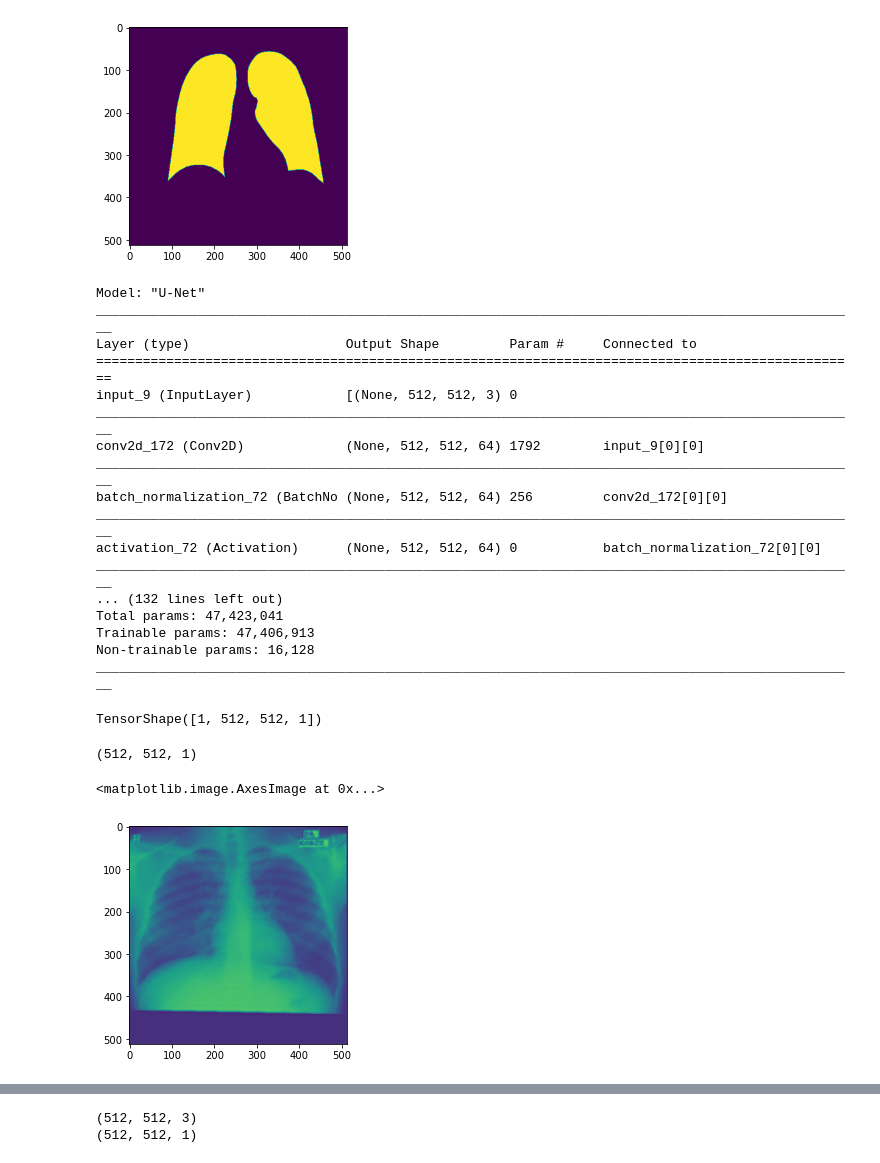
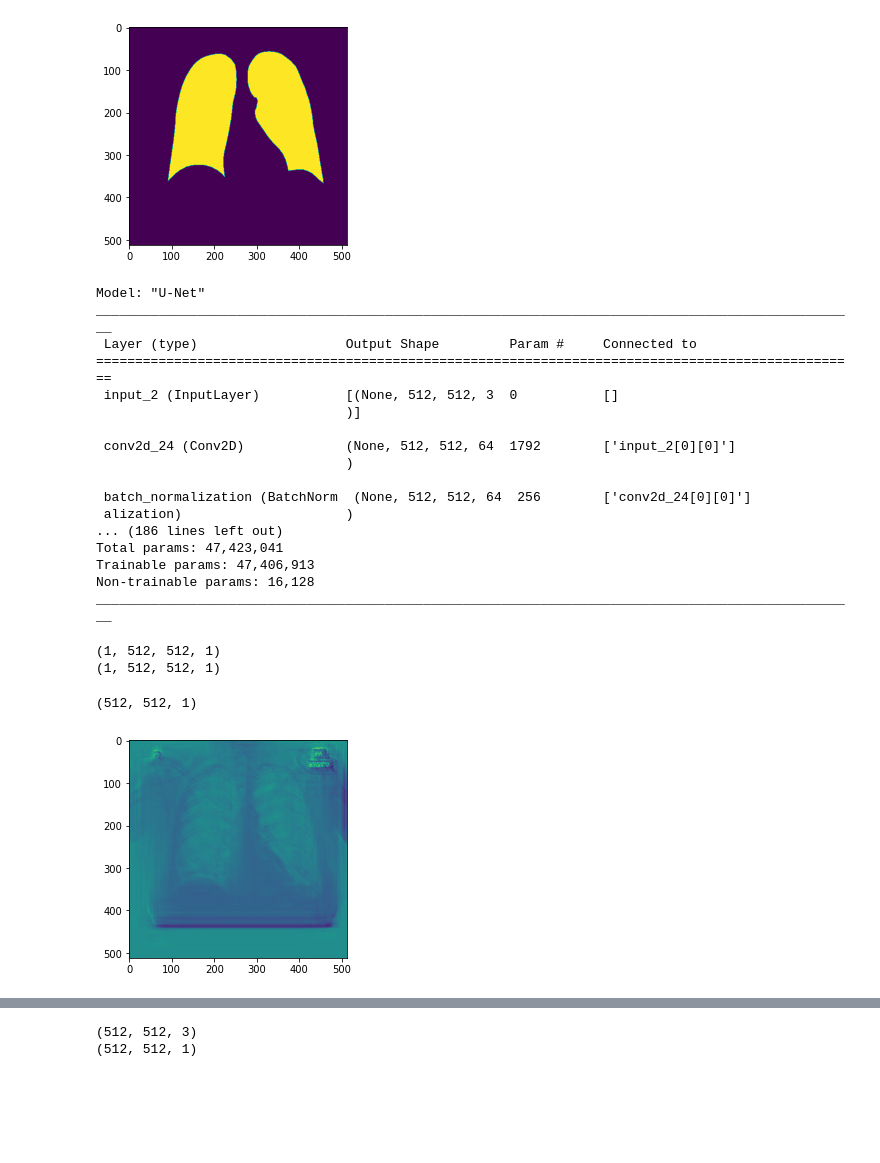
Before and after one commit to iteam1/Lung-segmentation-Unet, a Jupyter notebook: notebook.ipynb, the cells around one changed output, grey strips where cells are left out. Drawn from its saved outputs; the diff is of its cells as text; code cells hidden in the pictures; blank space fills up the shorter version.

Commit message:
train model
locchuong

```diff
--- a/notebook.ipynb
+++ b/notebook.ipynb
@@ -146,7 +171,7 @@ def read_image(path,target_size = (512,512)):
     #image_tensor = tf.expand_dims(image_tensor,axis = 0)
     return image_tensor
 # %%
-tensor = read_image('NLM-MontgomeryCXRSet\MontgomerySet\CXR_png\MCUCXR_0005_0.png')
+tensor = read_image('/content/MontgomerySet/CXR_png/MCUCXR_0001_0.png')
 print(tensor.max())
 tensor.shape
 # %% [output]
@@ -187,29 +212,25 @@ plt.imshow(mask)
 # %%
 from model import build_unet
 # %%
-model = build_unet(input_shape = (H,W,3))
-model.summary()
+model1 = build_unet(input_shape = (512,512,3))
+model1.summary()
 # %% [output]
 Model: "U-Net"
 __________________________________________________________________________________________________
-Layer (type)                    Output Shape         Param #     Connected to
+ Layer (type)                   Output Shape         Param #     Connected to
 ==================================================================================================
-input_9 (InputLayer)            [(None, 512, 512, 3) 0
-__________________________________________________________________________________________________
-conv2d_172 (Conv2D)             (None, 512, 512, 64) 1792        input_9[0][0]
-__________________________________________________________________________________________________
-batch_normalization_72 (BatchNo (None, 512, 512, 64) 256         conv2d_172[0][0]
-__________________________________________________________________________________________________
-activation_72 (Activation)      (None, 512, 512, 64) 0           batch_normalization_72[0][0]
-__________________________________________________________________________________________________
-... (132 lines left out)
+ input_2 (InputLayer)           [(None, 512, 512, 3  0           []
+                                )]
+
+ conv2d_24 (Conv2D)             (None, 512, 512, 64  1792        ['input_2[0][0]']
+                                )
+
+ batch_normalization (BatchNorm  (None, 512, 512, 64  256        ['conv2d_24[0][0]']
+ alization)                     )
+... (186 lines left out)
 Total params: 47,423,041
 Trainable params: 47,406,913
 Non-trainable params: 16,128
 __________________________________________________________________________________________________
 # %%
 pred =  model(tf.expand_dims(tensor,axis =0))
-# %%
-pred.shape
-# %% [output]
-TensorShape([1, 512, 512, 1])
@@ -216,9 +239,15 @@ TensorShape([1, 512, 512, 1])
+# %%
+print(pred.shape)
+print(pred1.shape)
+# %% [output]
+(1, 512, 512, 1)
+(1, 512, 512, 1)
 # %%
 mask.shape
 # %% [output]
 (512, 512, 1)
 # %%
-plt.imshow(pred[0])
+plt.imshow(pred[0][:,:,0])
+plt.savefig('model_output.png')
 # %% [output]
-<matplotlib.image.AxesImage at 0x...>
-[figure, old version]
+[figure, new version]
```
Also changed, not shown: parts of 28 cells of this notebook, 9 other files.
